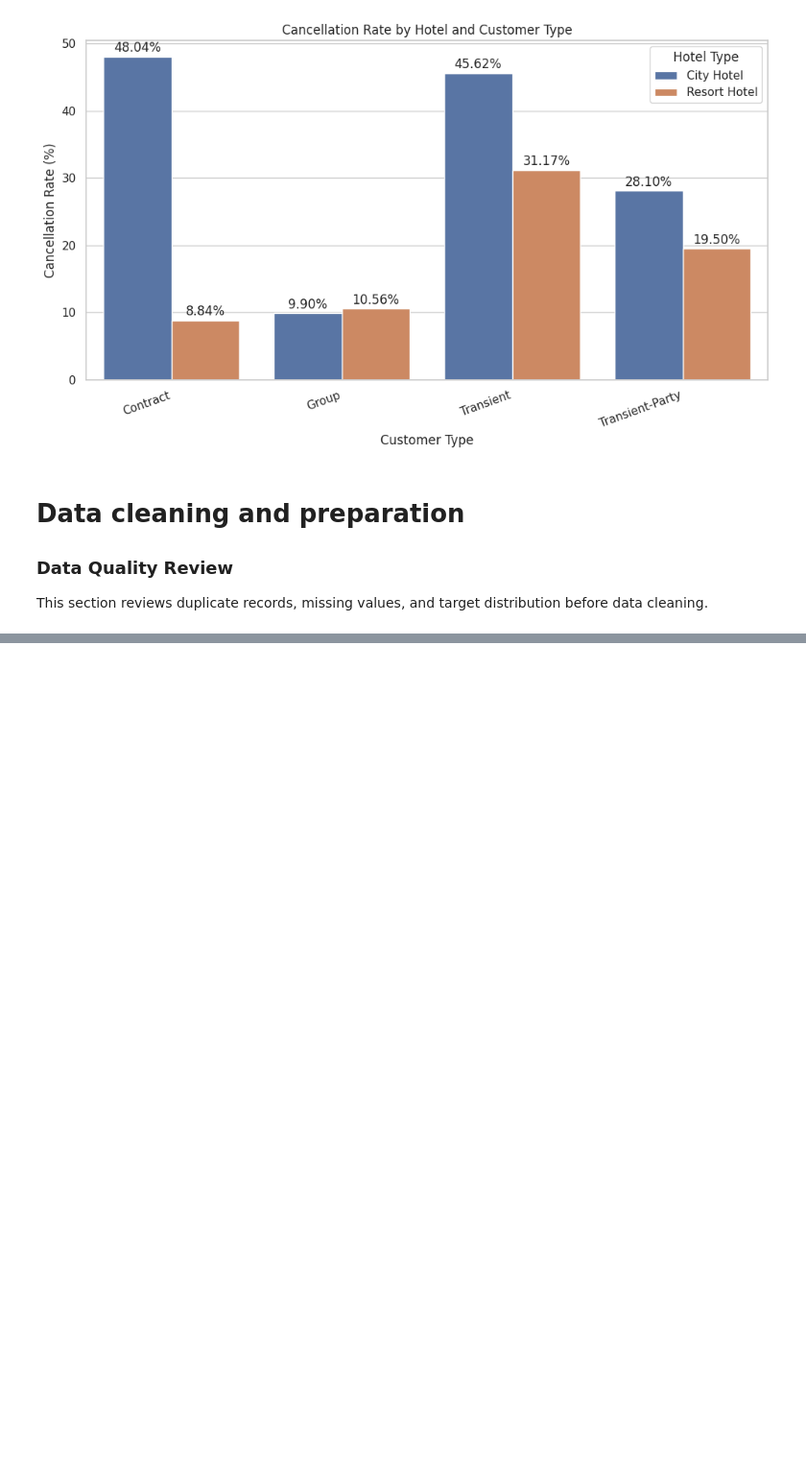
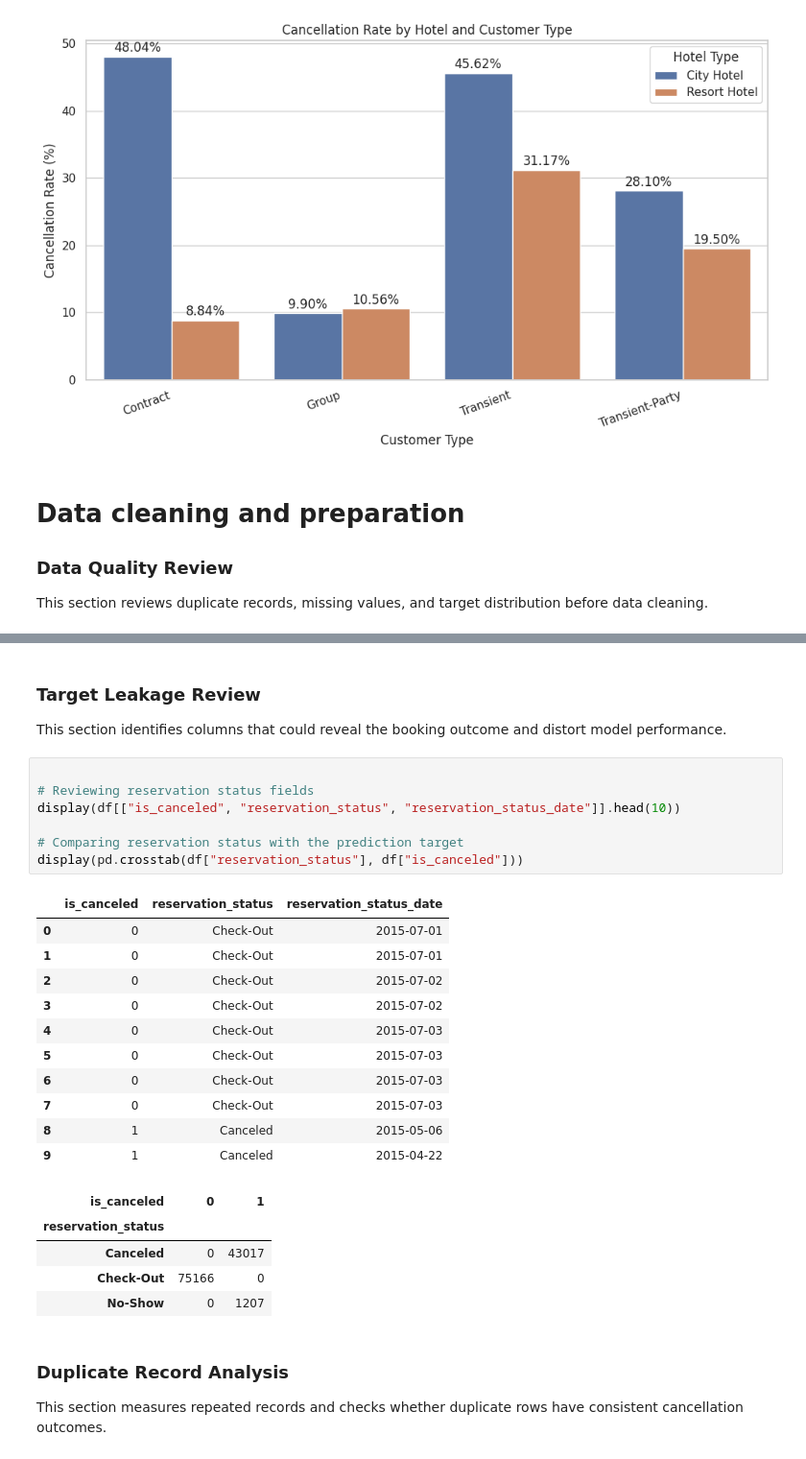
Before and after one commit to Battsengel2026124/ST_ML_C3_Hotel_Booking, a Jupyter notebook: Hotel_Booking_CA_3.ipynb, the cells around one changed output, grey strips where cells are left out. Shown at 96% size. Cells and saved outputs as stored; diff of their text form; blank space fills up the shorter version.

```diff
--- a/Hotel_Booking_CA_3.ipynb
+++ b/Hotel_Booking_CA_3.ipynb
@@ -604,0 +675,32 @@ This section reviews duplicate records, missing values, and target distribution
+# %% [markdown]
+
+### Target Leakage Review
+This section identifies columns that could reveal the booking outcome and distort model performance.
+# %%
+
+# Reviewing reservation status fields
+display(df[["is_canceled", "reservation_status", "reservation_status_date"]].head(10))
+
+# Comparing reservation status with the prediction target
+display(pd.crosstab(df["reservation_status"], df["is_canceled"]))
+# %% [output]
+|  | is_canceled | reservation_status | reservation_status_date |
+| 0 | 0 | Check-Out | 2015-07-01 |
+| 1 | 0 | Check-Out | 2015-07-01 |
+| 2 | 0 | Check-Out | 2015-07-02 |
+| 3 | 0 | Check-Out | 2015-07-02 |
+| 4 | 0 | Check-Out | 2015-07-03 |
+| 5 | 0 | Check-Out | 2015-07-03 |
+| 6 | 0 | Check-Out | 2015-07-03 |
+| 7 | 0 | Check-Out | 2015-07-03 |
+| 8 | 1 | Canceled | 2015-05-06 |
+| 9 | 1 | Canceled | 2015-04-22 |
+| is_canceled | 0 | 1 |
+| reservation_status |  |  |
+| Canceled | 0 | 43017 |
+| Check-Out | 75166 | 0 |
+| No-Show | 0 | 1207 |
+# %% [markdown]
+
+### Duplicate Record Analysis
+This section measures repeated records and checks whether duplicate rows have consistent cancellation outcomes.
```
Also changed, not shown: parts of 3 cells of this notebook.
